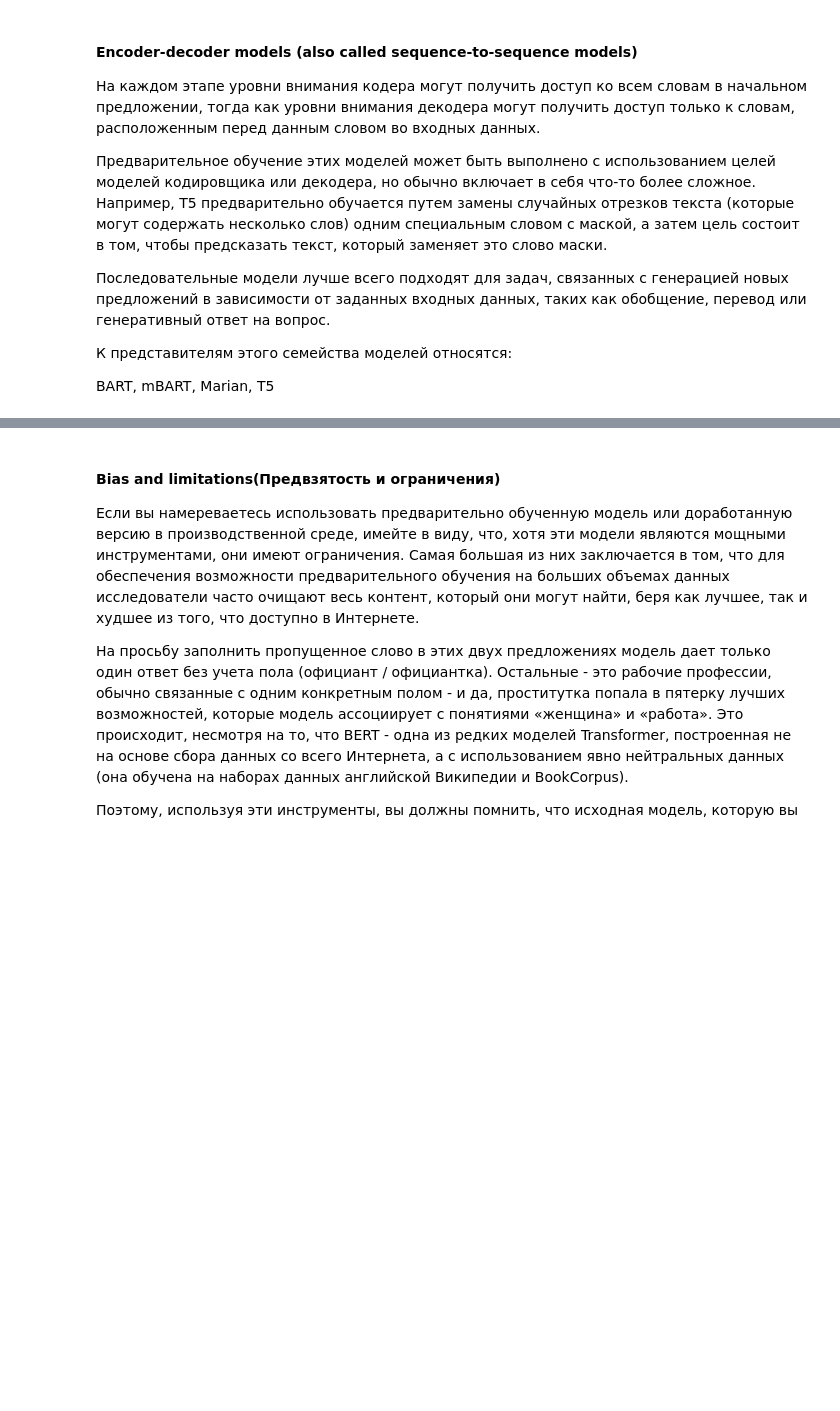
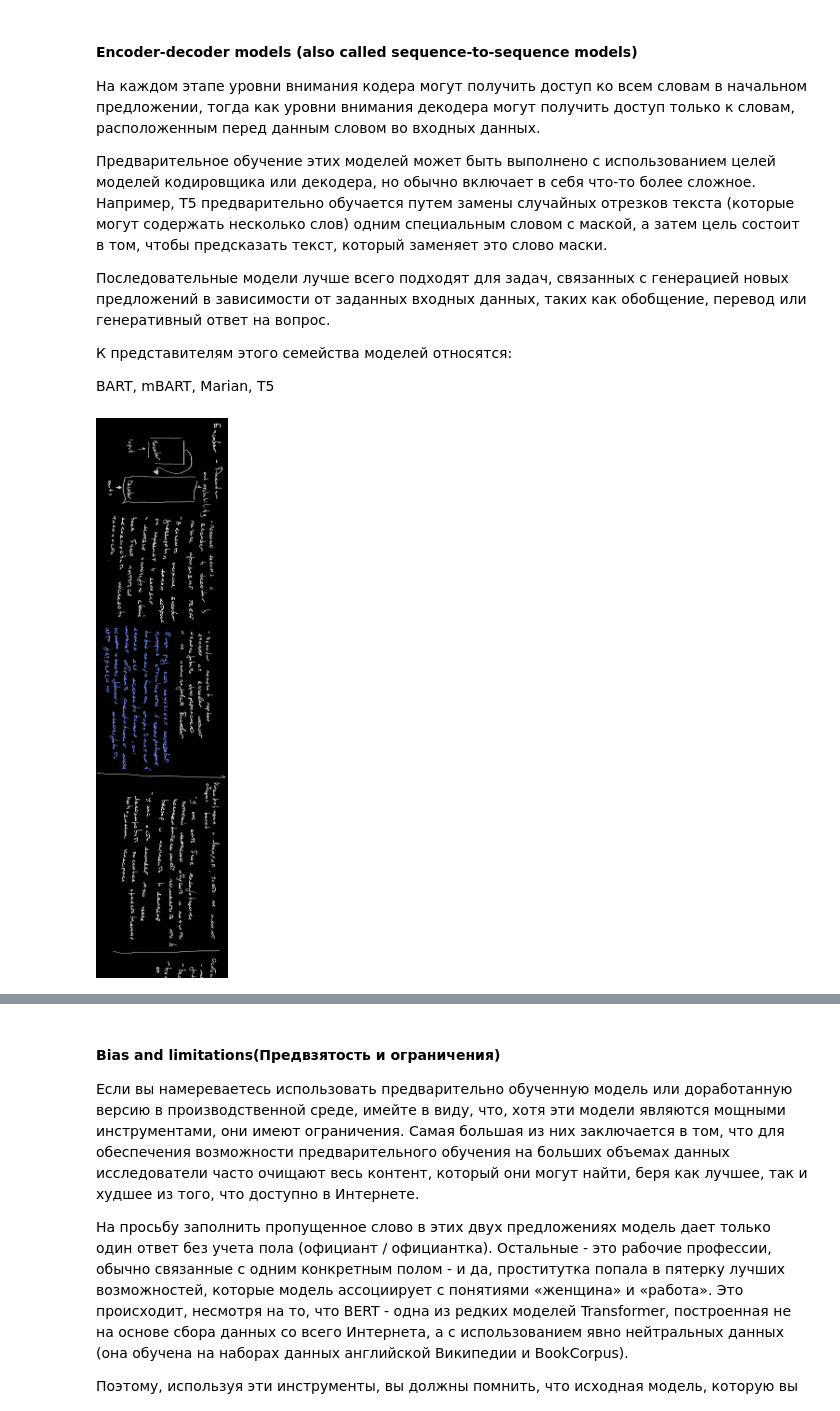
Before and after one commit to beifa/CommonLit, a Jupyter notebook: work_on_error.ipynb, the cells around one changed output, grey strips where cells are left out. Saved outputs shown, nothing was run; the diff lists cells and outputs as text; code cells hidden in the pictures; blank space fills up the shorter version.

```diff
--- a/work_on_error.ipynb
+++ b/work_on_error.ipynb
@@ -631,3 +643,7 @@ CTRL,GPT,GPT-2,Transformer XL
 К представителям этого семейства моделей относятся:
 
 BART, mBART, Marian, T5
+# %%
+Image(filename='/content/drive/MyDrive/CommonLit/Notes_210816_153924_1.jpg')
+# %% [output]
+[figure, added]
```
Also changed, not shown: parts of 12 cells of this notebook.
